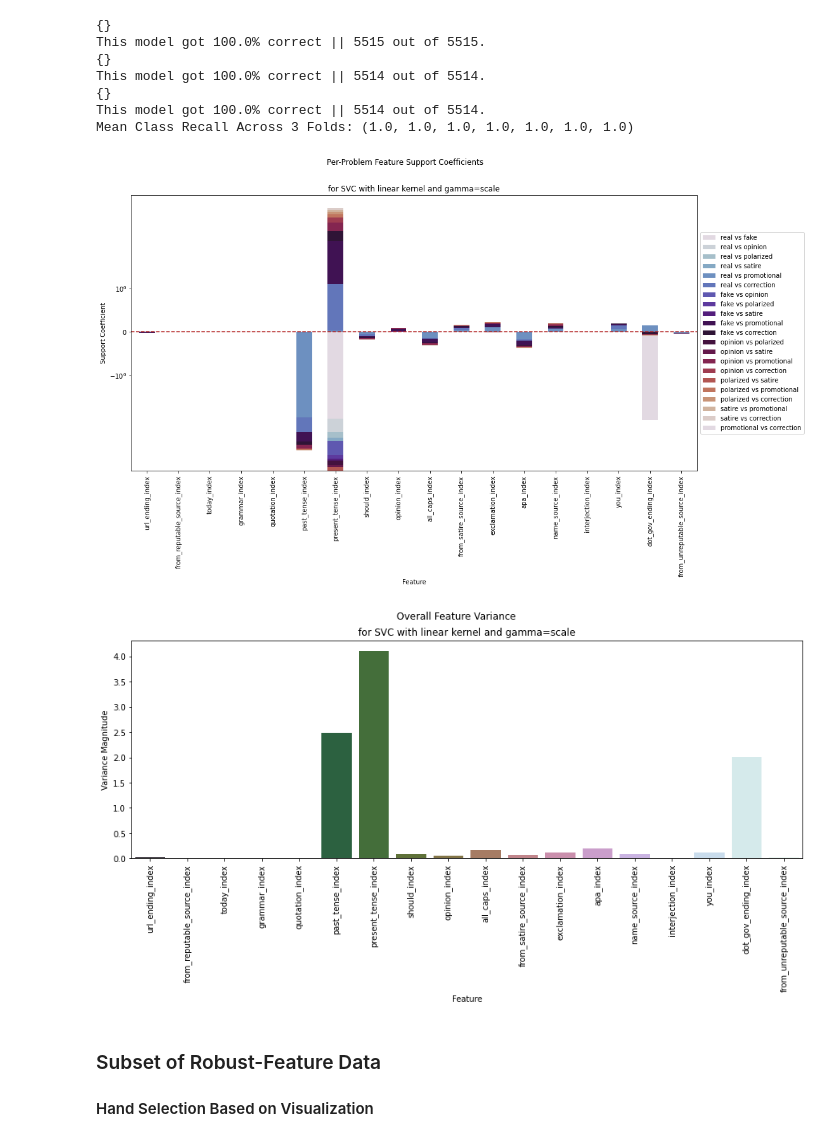
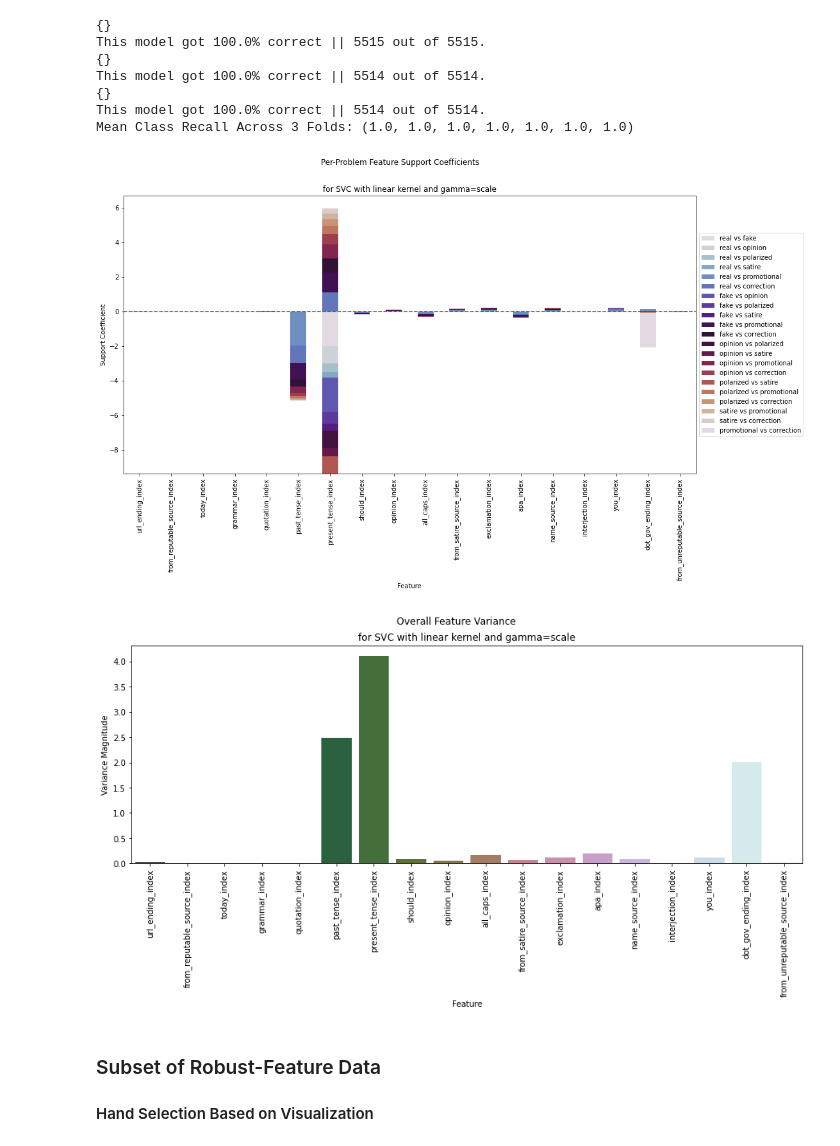
Before and after one commit to lethaiq/SysFake-1, a Jupyter notebook: notebooks/multinom_svc_diagnostics.ipynb, the cells around one changed output. Drawn from its saved outputs; the diff is of its cells as text; code cells hidden in the pictures.

```diff
--- a/notebooks/multinom_svc_diagnostics.ipynb
+++ b/notebooks/multinom_svc_diagnostics.ipynb
@@ -232,8 +232,7 @@ def plot_coefficients(classifier, feature_names):
                      stacked=True,
                      figsize=(16,8),
                      colormap="twilight",
-                     title=f"for SVC with {classifier.kernel} kernel and gamma={classifier.gamma!s}",
-                     logy='sym')
+                     title=f"for SVC with {classifier.kernel} kernel and gamma={classifier.gamma!s}")
 
     # now we need a handle for the plot's legend
     # in order to correctly label the separation problems
@@ -257,34 +256,34 @@ coef = plot_coefficients(model, features)
 
 # subset features with very low contributions
 # in a list of features we should ablate
 features_to_ablate = list(coef.mean()[coef.mean().abs()<1e-3].index)
 
 # obtain the number of classes
 # as well as weights for supports of each class
 (n_classes, coefs) = *(len(model.classes_), model.coef_.transpose()),
 
 # take the vector norm ([x dot x]^(1/2)) of each feature-weight vector (axis 1)
 dot_coefs = np.apply_along_axis(lambda x: np.sqrt(x.dot(x)), 1, coefs)
 
 ### plotting
 plt.figure(figsize=(15,5))
 
 # using seaborn for utility
 ax = sns.barplot(features,
                  dot_coefs,
                  palette=sns.color_palette("cubehelix", len(features)))
 
 ax.set_title(f"for SVC with {model.kernel} kernel and gamma={model.gamma!s}")
 plt.suptitle("Overall Feature Variance")
 ax.set_xticklabels(features, rotation=90)
 ax.set(xlabel='Feature', ylabel='Variance Magnitude')
 plt.savefig("featureselection_2.png")
 ###
 
 # each vector in the list below represents the support vectors for
 #coefs = model.dual_coef_
 # %% [output]
-[figure, old version]
+[figure, new version]
 [figure]
 # %% [markdown]
 ### Subset of Robust-Feature Data
```
Also changed, not shown: parts of 3 cells of this notebook, 2 other files.
